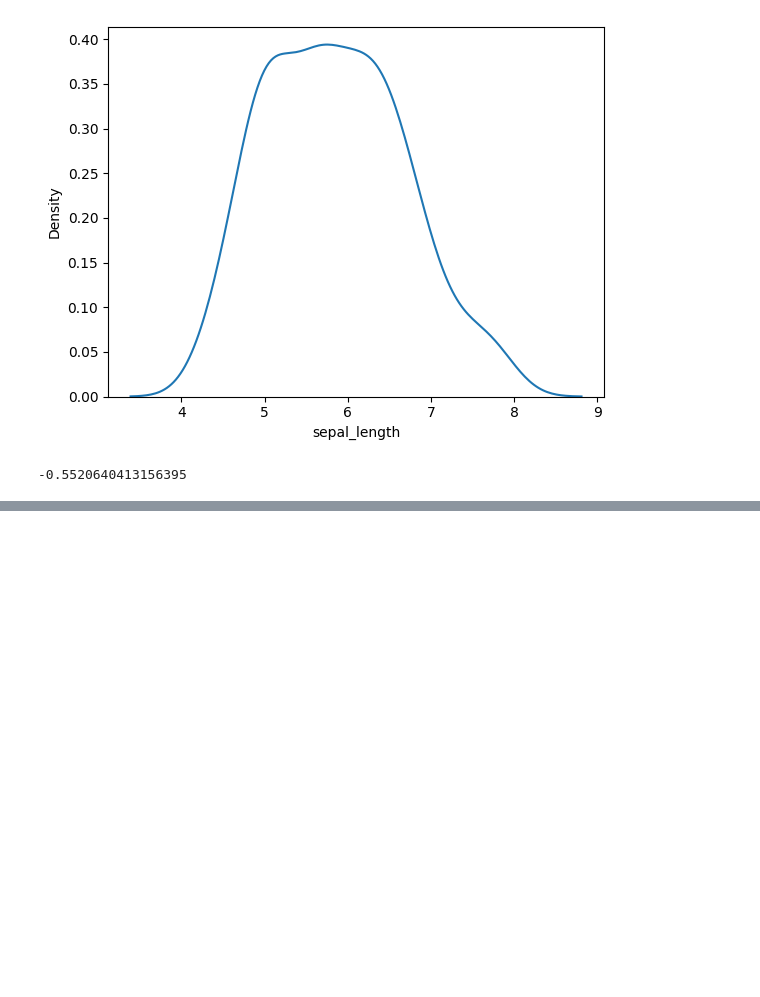
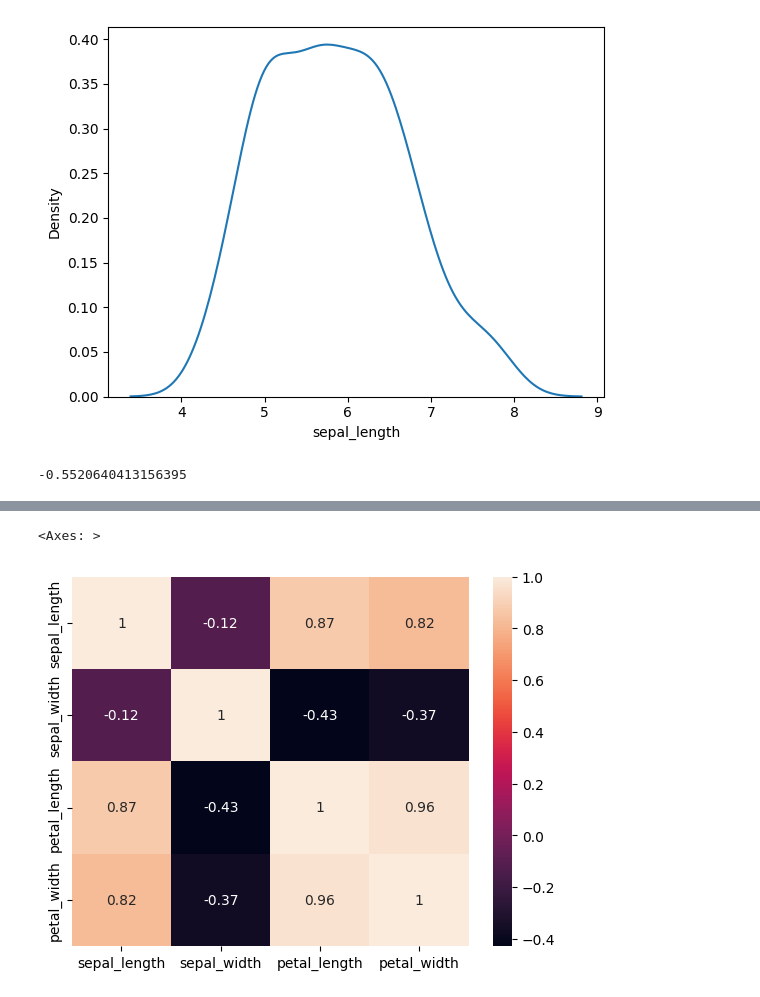
Before and after one commit to gsuelens/Programacao_Python, a Jupyter notebook: Estudos_Programação_Python.ipynb, the cells around one changed output, grey strips where cells are left out. Saved outputs shown, nothing was run; the diff lists cells and outputs as text; code cells hidden in the pictures; blank space fills up the shorter version.

```diff
--- a/Estudos_Programação_Python.ipynb
+++ b/Estudos_Programação_Python.ipynb
@@ -667,0 +676,5 @@ Base_Dados['sepal_length'].kurtosis()
+# %%
+sns.heatmap( Base_Dados.corr(), annot=True)
+# %% [output]
+<Axes: >
+[figure, added]
```
Also changed, not shown: parts of 20 cells of this notebook.
